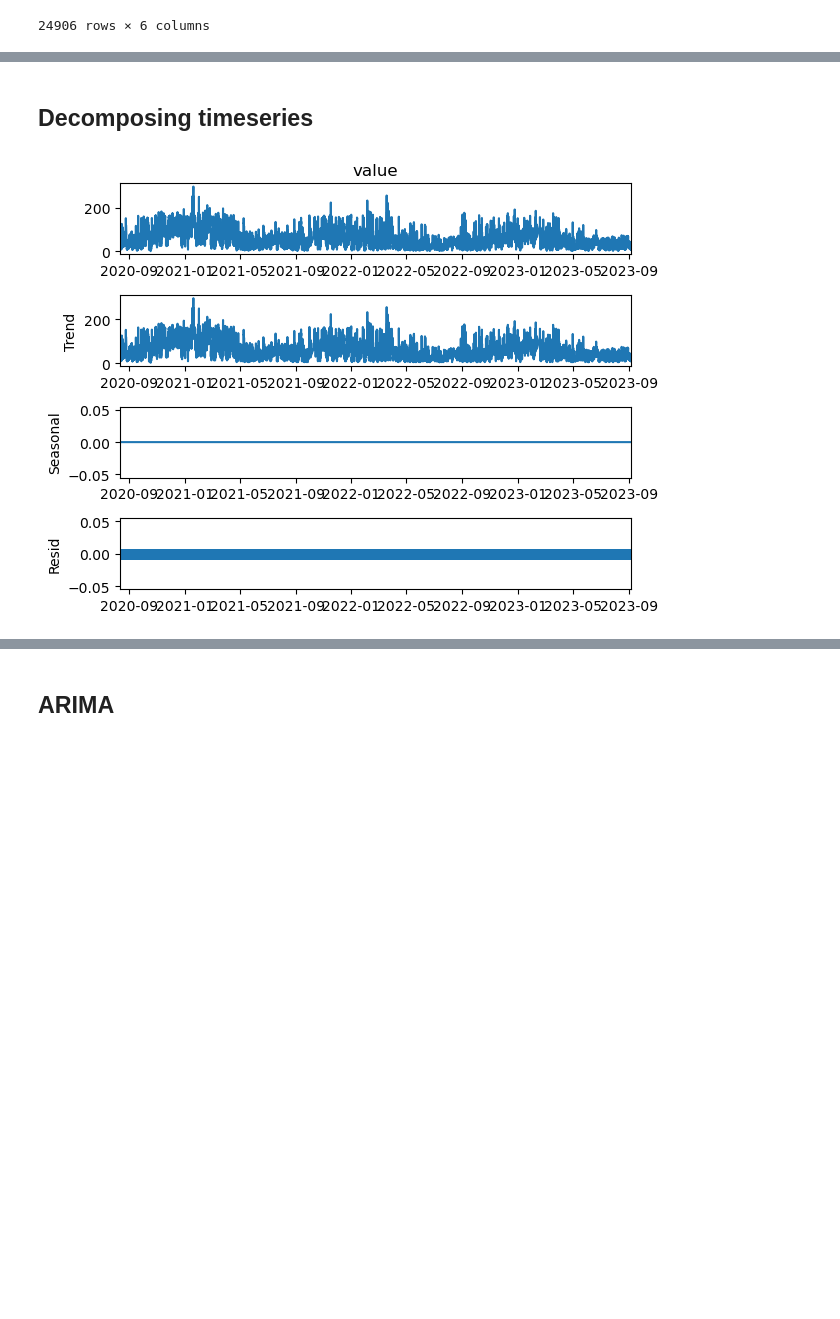
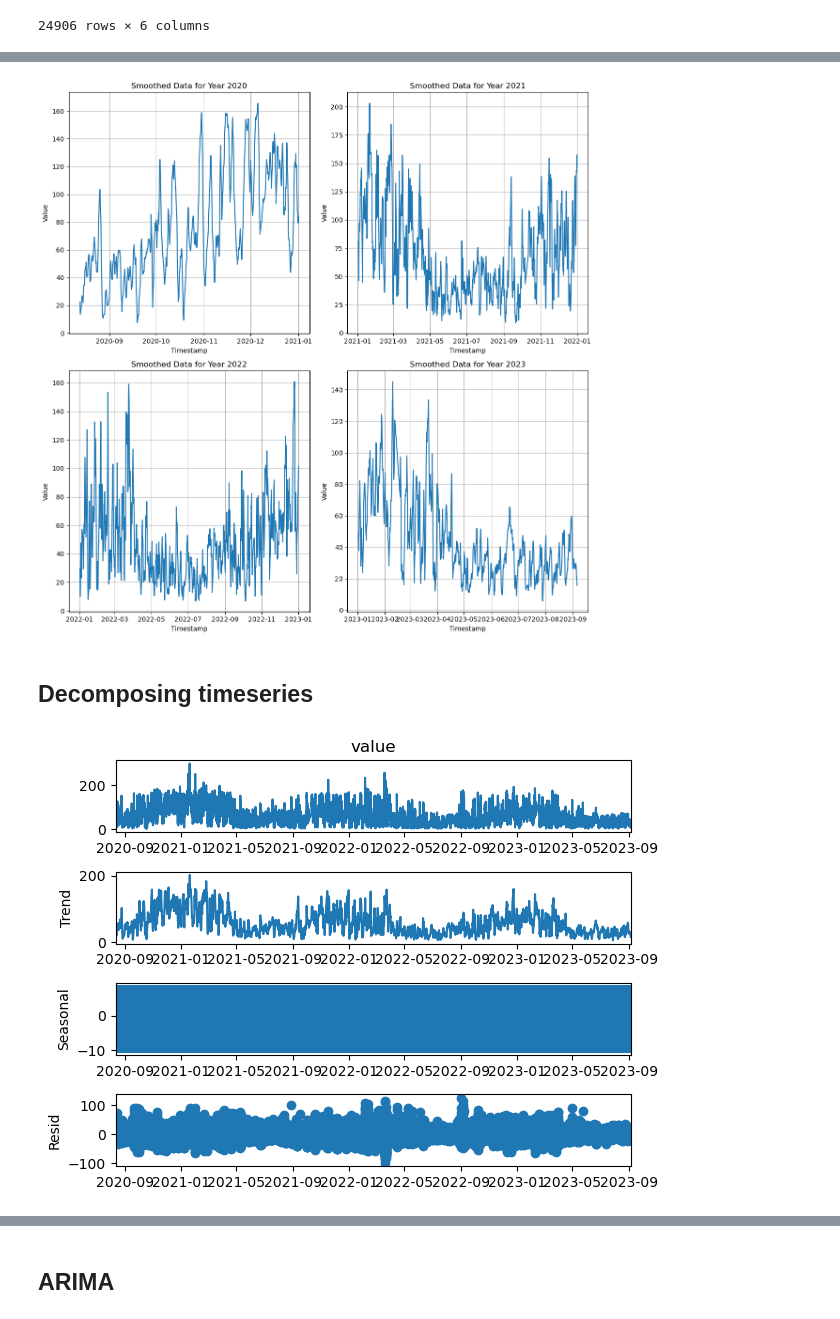
Before and after one commit to nastyabekesheva/Mathematical-Modeling, a Jupyter notebook: lab_1.ipynb, the cells around one changed output, grey strips where cells are left out. Cells and saved outputs as stored; diff of their text form; code cells hidden in the pictures; blank space fills up the shorter version.

```diff
--- a/lab_1.ipynb
+++ b/lab_1.ipynb
@@ -245,6 +257,3 @@ pm25            24907
 aqi             24906
 temperature     22556
 Name: phenomenon, dtype: int64
-# %%
-number_of_entries_list = entry_counts.tolist()
-print(f'{(max(number_of_entries_list) - min(number_of_entries_list)) / max(number_of_entries_list) * 100} %')
@@ -359,3 +346,30 @@ hourly_data.plot.hist(figsize=(15,8), bins=20, edgecolor='black')
+# %%
+
+window_size = 24
+
+years = [2020, 2021, 2022, 2023]
+num_years = len(years)
+num_rows = (num_years + 1) // 2
+fig, axs = plt.subplots(num_rows, 2, figsize=(12, 6 * num_rows))
+
+for i, year in enumerate(years):
+    row = i // 2
+    col = i % 2
+
+    year_data = hourly_data[str(year)]
+
+    smoothed_data = year_data.rolling(window=window_size).mean()
+
+    axs[row, col].plot(smoothed_data.index, smoothed_data.values)
+    axs[row, col].set_title(f'Smoothed Data for Year {year}')
+    axs[row, col].set_xlabel('Timestamp')
+    axs[row, col].set_ylabel('Value')
+    axs[row, col].grid(True)
+
+plt.tight_layout()
+plt.show()
+# %% [output]
+[figure, added]
 # %% [markdown]
 ## Decomposing timeseries
 # %%
@@ -364,11 +378,11 @@ from pandas import Series
 from matplotlib import pyplot
 from statsmodels.tsa.seasonal import seasonal_decompose
 series = hourly_data
-result = seasonal_decompose(series, model='additive', period=1)
+result = seasonal_decompose(series, model='additive')
 result.plot()
 pyplot.show()
 # %% [output]
-[figure, old version]
+[figure, new version]
 # %%
 from pandas import Series
 from matplotlib import pyplot
```
Also changed, not shown: parts of 39 cells of this notebook.
